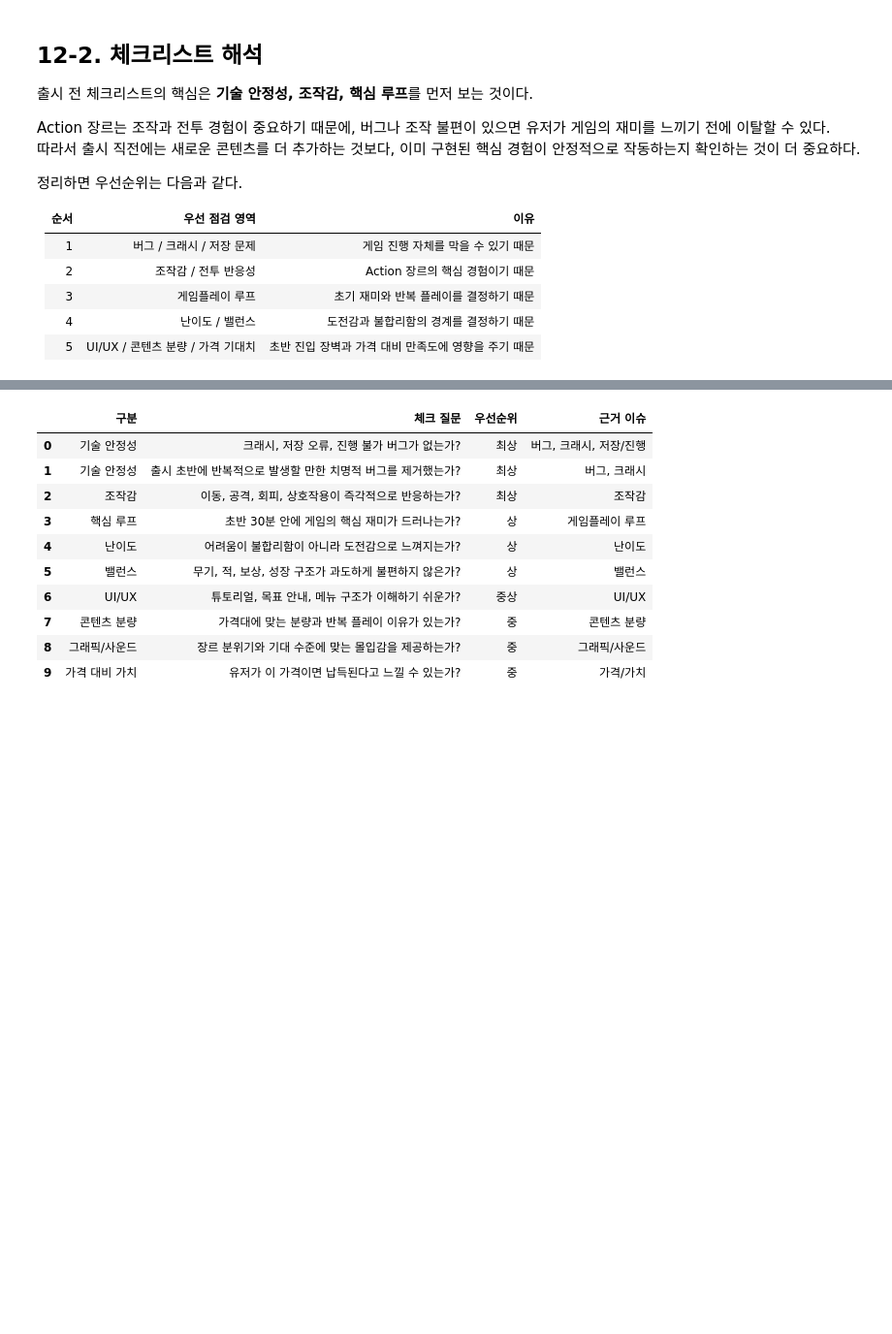
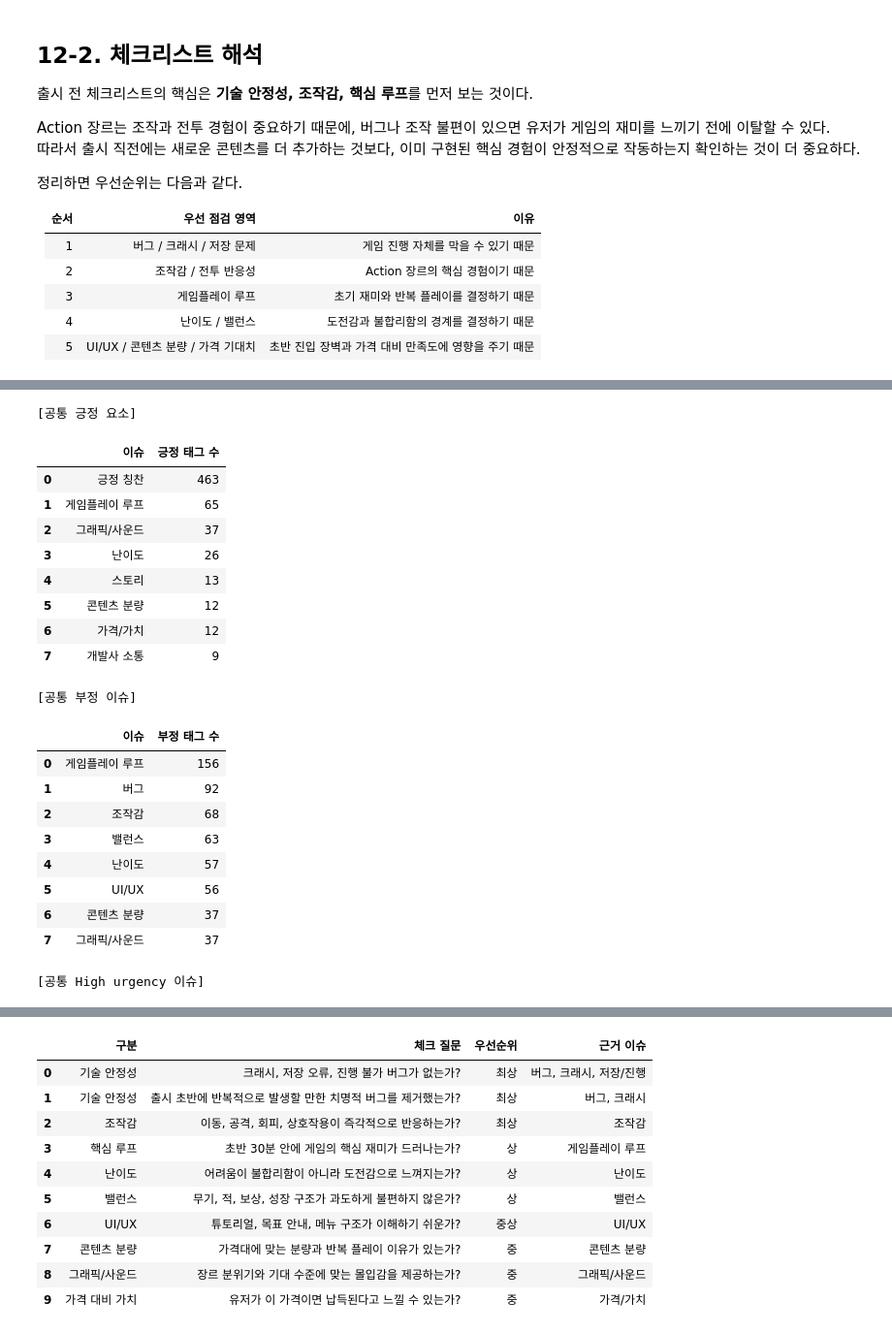
Before and after one commit to jinnyjinnyjinjin/steam-indie-game-analysis, a Jupyter notebook: src/notebooks/seoung/LLMtest/03-2_llm_sentiment_Action_PreLaunch_report_v3.ipynb, the cells around one changed output, grey strips where cells are left out. Shown at 97% size. Drawn from its saved outputs; the diff is of its cells as text; code cells hidden in the pictures; blank space fills up the shorter version.

```diff
--- a/src/notebooks/seoung/LLMtest/03-2_llm_sentiment_Action_PreLaunch_report_v3.ipynb
+++ b/src/notebooks/seoung/LLMtest/03-2_llm_sentiment_Action_PreLaunch_report_v3.ipynb
@@ -83,6 +66,16 @@ print("직접 지정한 ROOT:", ROOT)
 # ============================================================
 # LLM 분석 산출물 폴더
 # ============================================================
+ROOT = Path.cwd()
+
+# Jupyter 실행 위치가 하위 폴더일 수 있으므로,
+# data/preprocessed 폴더가 보일 때까지 상위 폴더를 탐색한다.
+if not (ROOT / "data" / "preprocessed").exists():
+    for parent in ROOT.parents:
+        if (parent / "data" / "preprocessed").exists():
+            ROOT = parent
+            break
+
 
 RUN_NAME = "main_action_d0-d30_1000_v2"
 OUTPUT_DIR = ROOT / "data" / "outputs" / RUN_NAME
@@ -1866,0 +1889,66 @@ LLM으로 이런 느낌으로 출력 목적
+# %%
+# ============================================================
+# 15-2. 체크리스트 생성을 위한 공통 이슈 요약
+# ============================================================
+# Action 장르 전체에서 반복적으로 나타난 이슈를 정리한다.
+
+positive_summary = (
+    tag_df[tag_df["tag_sentiment"] == "positive"]["issue_name_kor"]
+    .value_counts()
+    .head(8)
+    .reset_index()
+)
+
+positive_summary.columns = ["이슈", "긍정 태그 수"]
+
+
+negative_summary = (
+    tag_df[tag_df["tag_sentiment"] == "negative"]["issue_name_kor"]
+    .value_counts()
+    .head(8)
+    .reset_index()
+)
+
+negative_summary.columns = ["이슈", "부정 태그 수"]
+
+
+high_summary = (
+    tag_df[tag_df["urgency"] == "high"]["issue_name_kor"]
+    .value_counts()
+    .head(8)
+    .reset_index()
+)
+
+high_summary.columns = ["이슈", "High urgency 태그 수"]
+
+
+print("[공통 긍정 요소]")
+display(positive_summary)
+
+print("[공통 부정 이슈]")
+display(negative_summary)
+
+print("[공통 High urgency 이슈]")
+display(high_summary)
+# %% [output]
+[공통 긍정 요소]
+|  | 이슈 | 긍정 태그 수 |
+| 0 | 긍정 칭찬 | 463 |
+| 1 | 게임플레이 루프 | 65 |
+| 2 | 그래픽/사운드 | 37 |
+| 3 | 난이도 | 26 |
+| 4 | 스토리 | 13 |
+| 5 | 콘텐츠 분량 | 12 |
+| 6 | 가격/가치 | 12 |
+| 7 | 개발사 소통 | 9 |
+[공통 부정 이슈]
+|  | 이슈 | 부정 태그 수 |
+| 0 | 게임플레이 루프 | 156 |
+| 1 | 버그 | 92 |
+| 2 | 조작감 | 68 |
+| 3 | 밸런스 | 63 |
+| 4 | 난이도 | 57 |
+| 5 | UI/UX | 56 |
+| 6 | 콘텐츠 분량 | 37 |
+| 7 | 그래픽/사운드 | 37 |
+[공통 High urgency 이슈]
```
Also changed, not shown: parts of 20 cells of this notebook, 4 other files.
